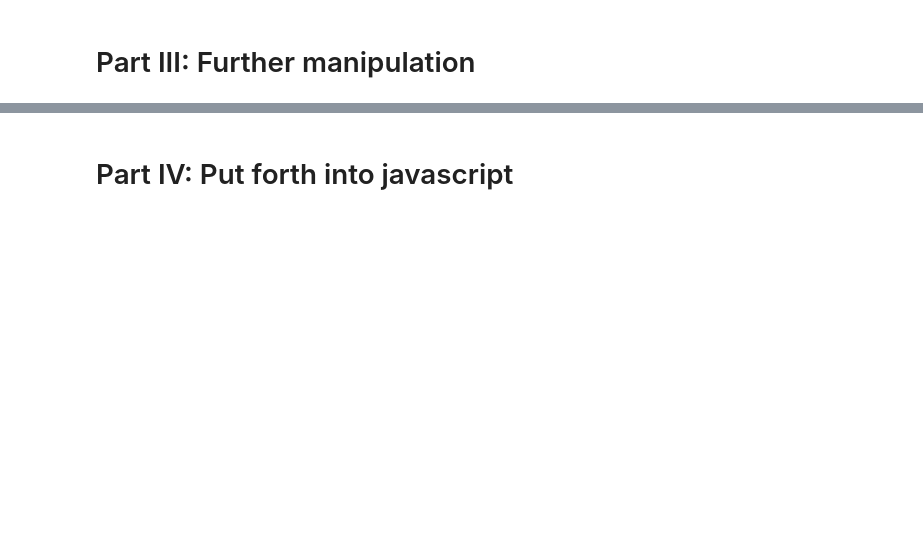
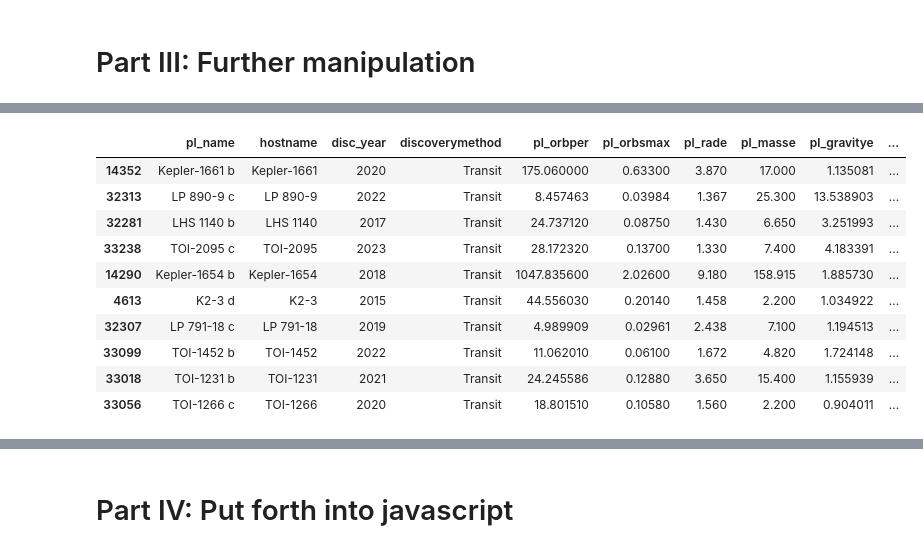
Before and after one commit to julestrada/Project-3, a Jupyter notebook: Project-3-code.ipynb, the cells around one changed output, grey strips where cells are left out. Cells and saved outputs as stored; diff of their text form; code cells hidden in the pictures; blank space fills up the shorter version.

```diff
--- a/Project-3-code.ipynb
+++ b/Project-3-code.ipynb
@@ -110,0 +186,14 @@ exoplanet_df.head(25)
+# %%
+topEQT.head(10)
+# %% [output]
+|  | pl_name | hostname | disc_year | discoverymethod | pl_orbper | pl_orbsmax | pl_rade | pl_masse | pl_gravitye | ... |
+| 14352 | Kepler-1661 b | Kepler-1661 | 2020 | Transit | 175.060000 | 0.63300 | 3.870 | 17.000 | 1.135081 | ... |
+| 32313 | LP 890-9 c | LP 890-9 | 2022 | Transit | 8.457463 | 0.03984 | 1.367 | 25.300 | 13.538903 | ... |
+| 32281 | LHS 1140 b | LHS 1140 | 2017 | Transit | 24.737120 | 0.08750 | 1.430 | 6.650 | 3.251993 | ... |
+| 33238 | TOI-2095 c | TOI-2095 | 2023 | Transit | 28.172320 | 0.13700 | 1.330 | 7.400 | 4.183391 | ... |
+| 14290 | Kepler-1654 b | Kepler-1654 | 2018 | Transit | 1047.835600 | 2.02600 | 9.180 | 158.915 | 1.885730 | ... |
+| 4613 | K2-3 d | K2-3 | 2015 | Transit | 44.556030 | 0.20140 | 1.458 | 2.200 | 1.034922 | ... |
+| 32307 | LP 791-18 c | LP 791-18 | 2019 | Transit | 4.989909 | 0.02961 | 2.438 | 7.100 | 1.194513 | ... |
+| 33099 | TOI-1452 b | TOI-1452 | 2022 | Transit | 11.062010 | 0.06100 | 1.672 | 4.820 | 1.724148 | ... |
+| 33018 | TOI-1231 b | TOI-1231 | 2021 | Transit | 24.245586 | 0.12880 | 3.650 | 15.400 | 1.155939 | ... |
+| 33056 | TOI-1266 c | TOI-1266 | 2020 | Transit | 18.801510 | 0.10580 | 1.560 | 2.200 | 0.904011 | ... |
```
Also changed, not shown: parts of 9 cells of this notebook.
